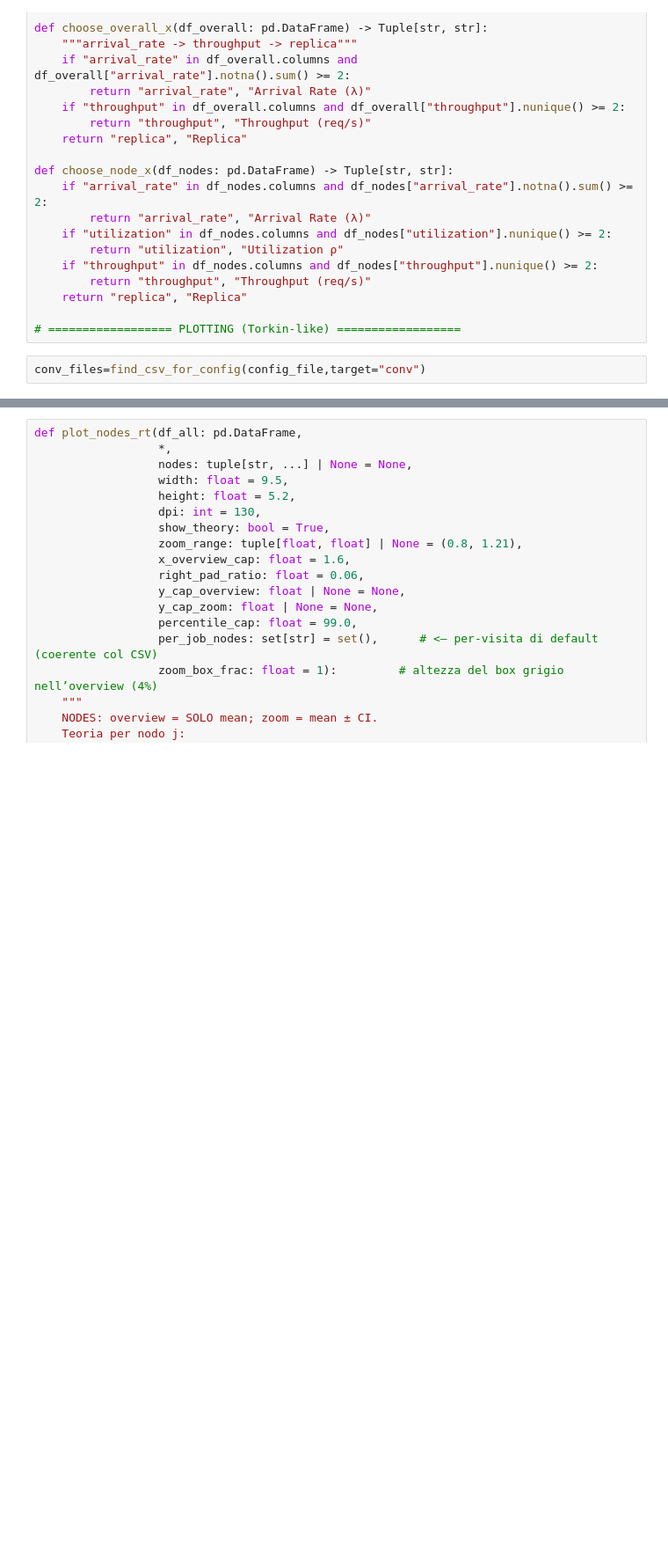
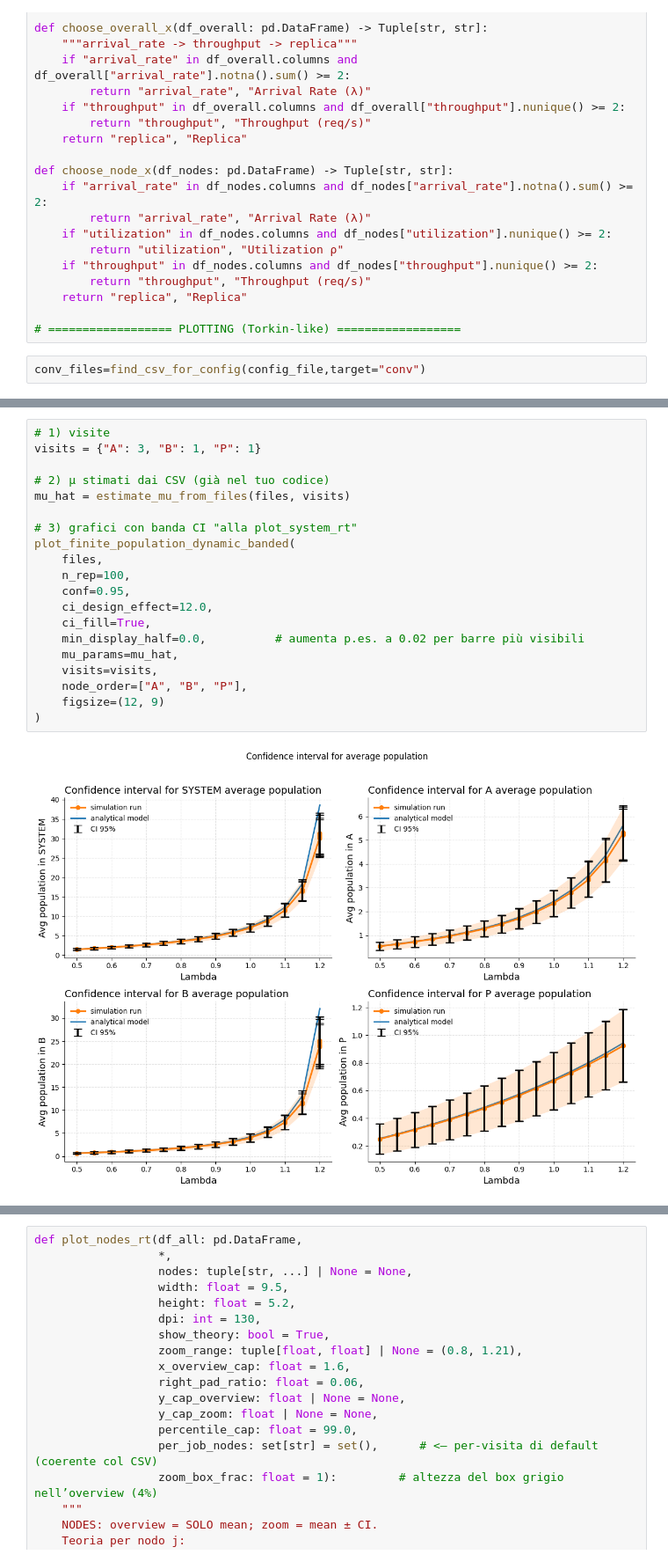
Before and after one commit to Dissan97/PMCNS-PROJECT, a Jupyter notebook: Project.ipynb, the cells around one changed output, grey strips where cells are left out. Shown at 88% size. Saved outputs shown, nothing was run; the diff lists cells and outputs as text; blank space fills up the shorter version.

```diff
--- a/Project.ipynb
+++ b/Project.ipynb
@@ -522,0 +977,22 @@ plot_system_rt(df_all, zoom_range=(0.8, 1.23)) #usare questo per obj1 e 2
+# %%
+# 1) visite
+visits = {"A": 3, "B": 1, "P": 1}
+
+# 2) μ stimati dai CSV (già nel tuo codice)
+mu_hat = estimate_mu_from_files(files, visits)
+
+# 3) grafici con banda CI "alla plot_system_rt"
+plot_finite_population_dynamic_banded(
+    files,
+    n_rep=100,
+    conf=0.95,
+    ci_design_effect=12.0,
+    ci_fill=True,
+    min_display_half=0.0,          # aumenta p.es. a 0.02 per barre più visibili
+    mu_params=mu_hat,
+    visits=visits,
+    node_order=["A", "B", "P"],
+    figsize=(12, 9)
+)
+# %% [output]
+[figure, added]
```
Also changed, not shown: parts of 18 cells of this notebook.
